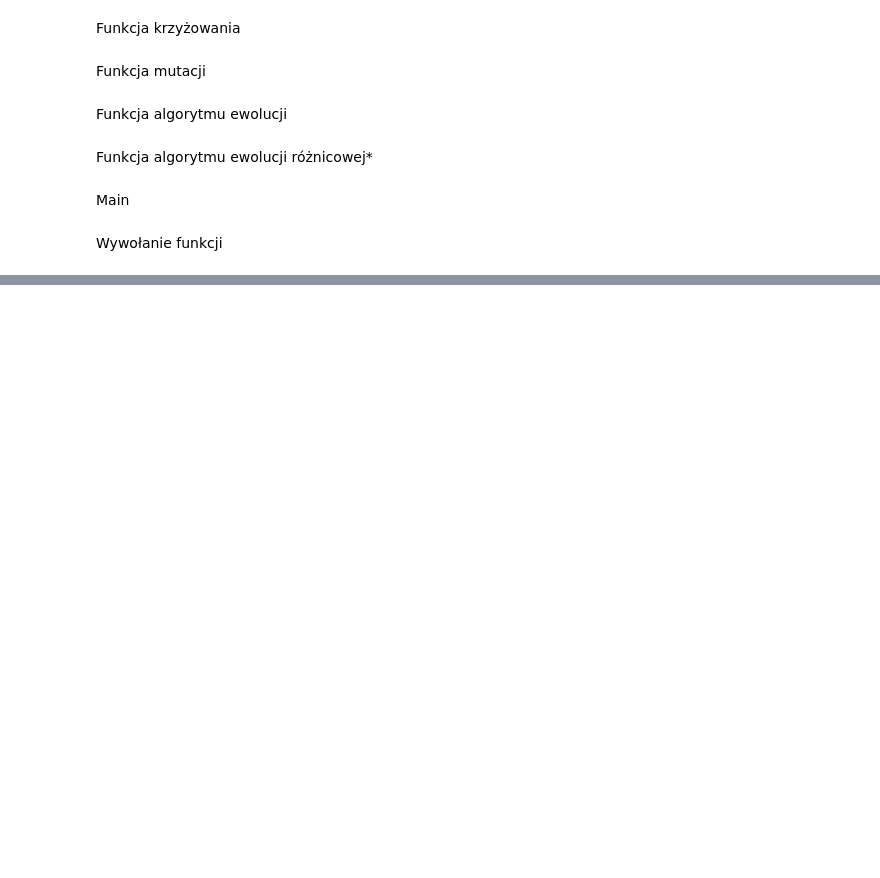
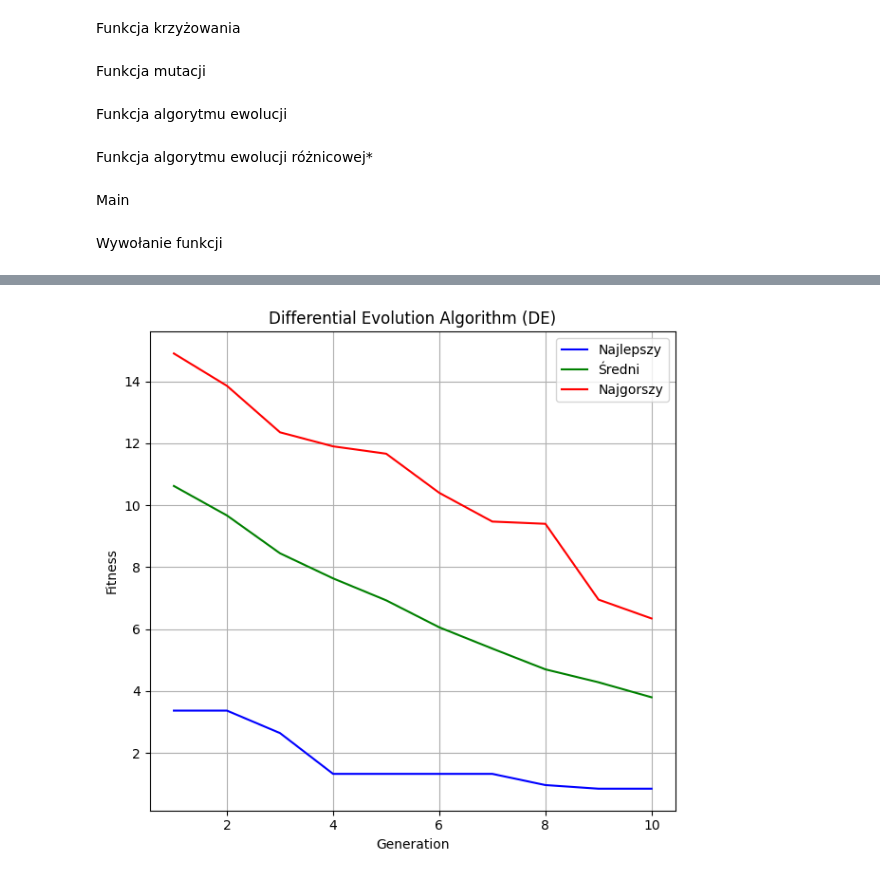
Before and after one commit to CwiekPrzemyslaw/S_Inteligencja_obliczeniowa, a Jupyter notebook: Algorytm_ewolucyjny.ipynb, the cells around one changed output, grey strips where cells are left out. Drawn from its saved outputs; the diff is of its cells as text; code cells hidden in the pictures; blank space fills up the shorter version.

```diff
--- a/Algorytm_ewolucyjny.ipynb
+++ b/Algorytm_ewolucyjny.ipynb
@@ -163,0 +303,18 @@ Wartość funkcji celu dla najlepszego rozwiązania: 0.014324408857485902
+# %%
+plt.figure(figsize=(12, 6))
+plt.subplot(1, 2, 2)
+
+plt.plot(generations, best_solutions_de, label='Najlepszy', color='blue')
+plt.plot(generations, avg_solutions_de, label='Średni', color='green')
+plt.plot(generations, worst_solutions_de, label='Najgorszy', color='red')
+
+plt.title('Differential Evolution Algorithm (DE)')
+plt.xlabel('Generation')
+plt.ylabel('Fitness')
+plt.legend()
+plt.grid(True)
+
+plt.tight_layout()
+plt.show()
+# %% [output]
+[figure, added]
```
Also changed, not shown: parts of 16 cells of this notebook.
